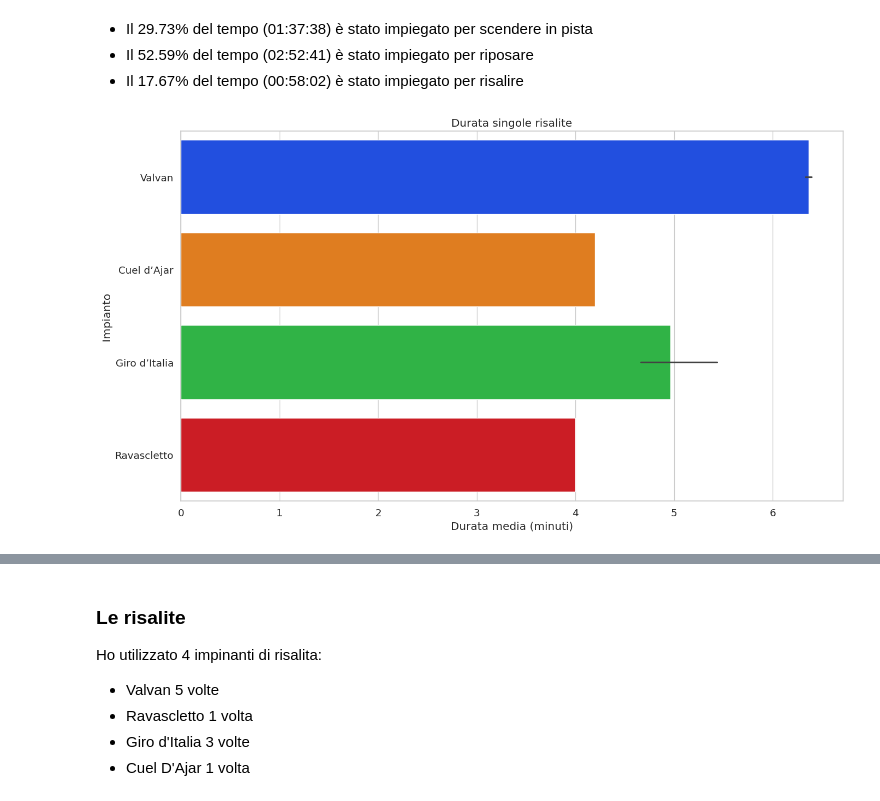
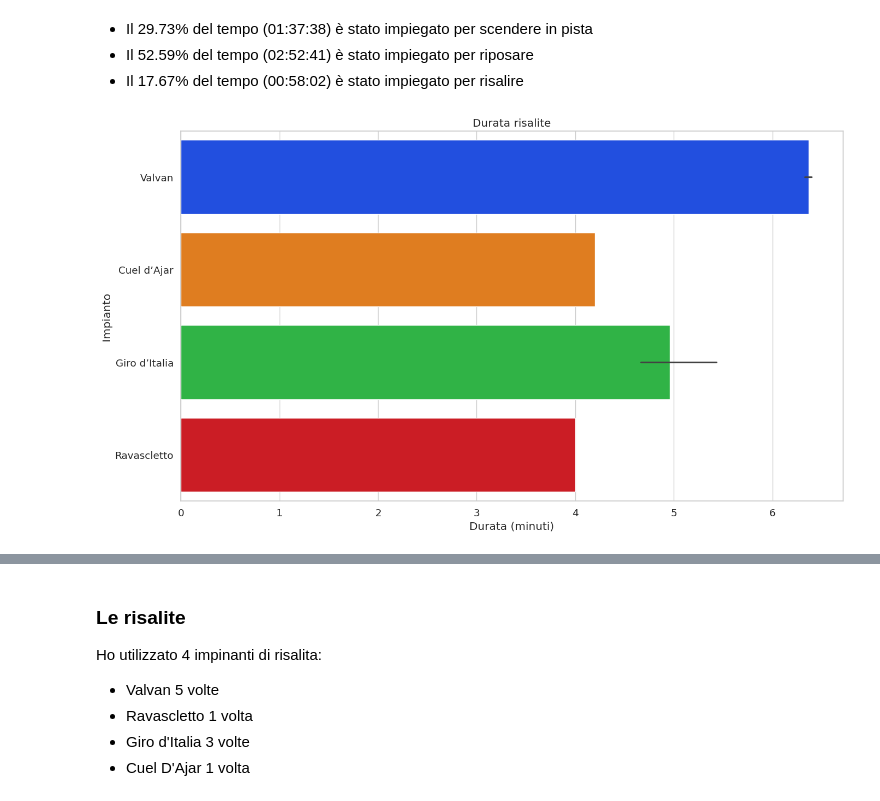
Before and after one commit to thomasmassarutto/DataSlopes, a Jupyter notebook: DataSlopes.ipynb, the cells around one changed output, grey strips where cells are left out. Drawn from its saved outputs; the diff is of its cells as text; code cells hidden in the pictures.

```diff
--- a/DataSlopes.ipynb
+++ b/DataSlopes.ipynb
@@ -33,6 +33,8 @@ sns.set(
 
 safe_image_size= (14, 8) #16, 10
 safe_map_size= (14, 6.5) #16, 10
+
+palette = sns.color_palette("bright")
 # %%
 ## creazione df
 
@@ -615,27 +617,27 @@ plt.show()
 # %%
 df_salite['durata_minuti'] = (df_salite['unixtime_end'] - df_salite['unixtime_start']) / 60
 
 f, ax = plt.subplots(1, 1, figsize=safe_image_size)
 
-ax.set_title("Durata singole risalite")
+ax.set_title("Durata risalite")
 
 sns.barplot(
     data=df_salite,
     y="nome_impianto",
     x="durata_minuti",
     orient='h',
     hue='nome_impianto',
-    palette='bright'
+    palette= palette
 )
 
 ax.set_ylabel("Impianto")
-ax.set_xlabel("Durata media (minuti)")
+ax.set_xlabel("Durata (minuti)")
 
 plt.tight_layout()
 
 plt.show()
 # %% [output]
-[figure, old version]
+[figure, new version]
 # %%
 ##media_per_impianto = df_salite.groupby('nome_impianto')['durata'].mean().round(2)
 ##media_impianti = pd.to_timedelta(media_per_impianto, unit='s').astype(str)
```
Also changed, not shown: parts of 8 cells of this notebook, 1 other file.
